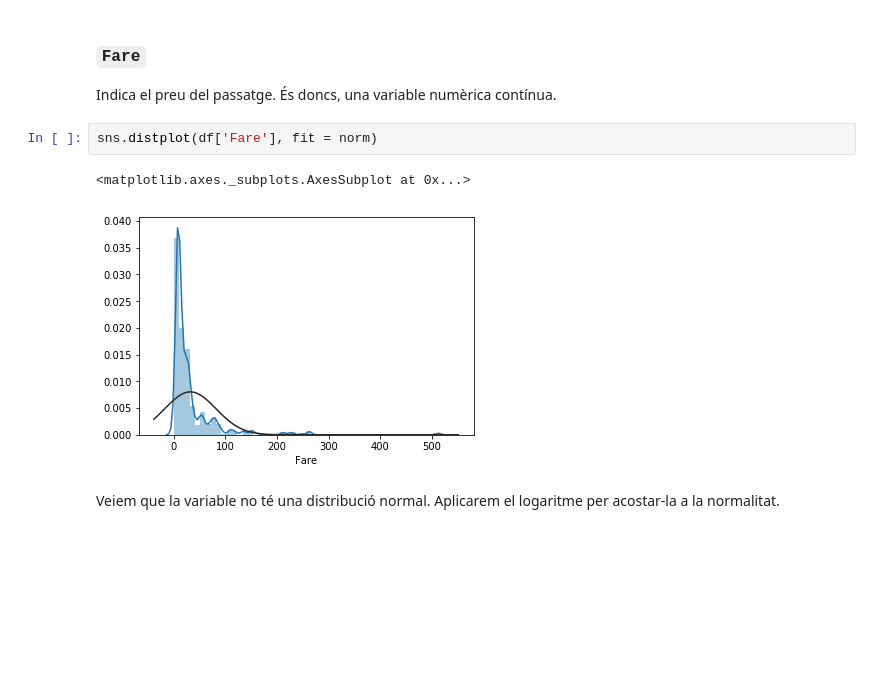
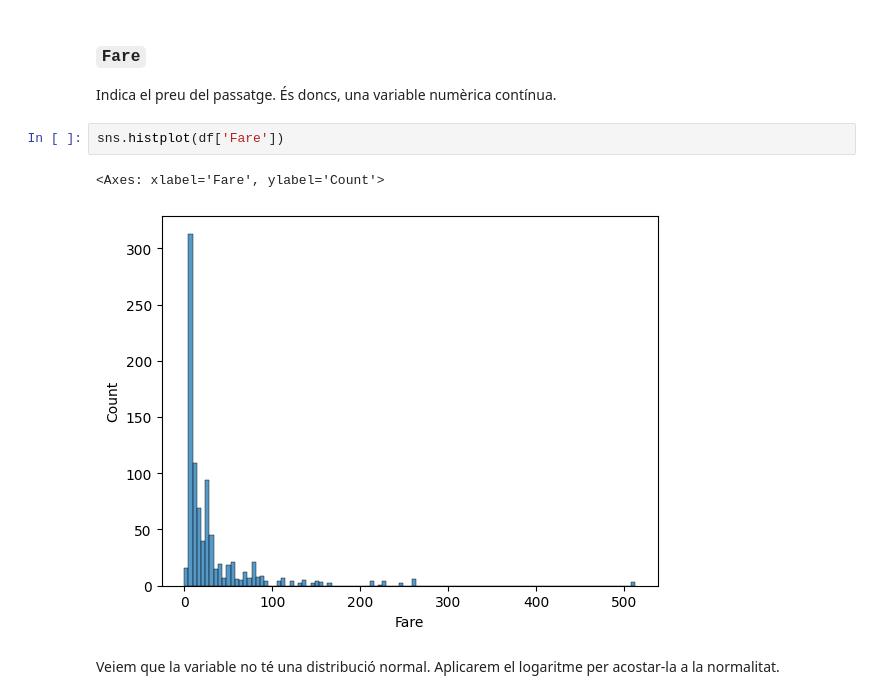
Before and after one commit to xdurana/uoc-dmlab, a Jupyter notebook: Python/Activitat 8/exemple-complet.ipynb, the cells around one changed output. Cells and saved outputs as stored; diff of their text form; blank space fills up the shorter version.

```diff
--- a/Python/Activitat 8/exemple-complet.ipynb
+++ b/Python/Activitat 8/exemple-complet.ipynb
@@ -271,10 +276,10 @@ sns.barplot(x="Embarked", y="Survived", data=df)
 
 Indica el preu del passatge. És doncs, una variable numèrica contínua.
 # %%
-sns.distplot(df['Fare'], fit = norm)
+sns.histplot(df['Fare'])
 # %% [output]
-<matplotlib.axes._subplots.AxesSubplot at 0x...>
+<Axes: xlabel='Fare', ylabel='Count'>
-[figure, old version]
+[figure, new version]
 # %% [markdown]
 Veiem que la variable no té una distribució normal. Aplicarem el logaritme per acostar-la a la normalitat.
 # %%
```
Also changed, not shown: parts of 41 cells of this notebook, 6 other files.
